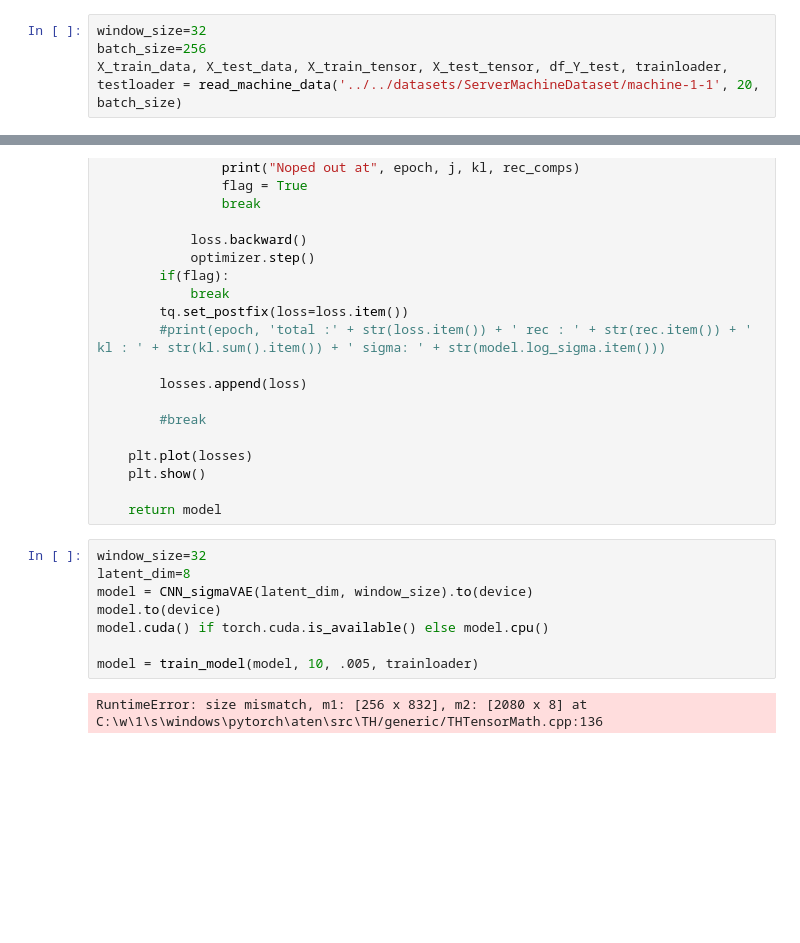
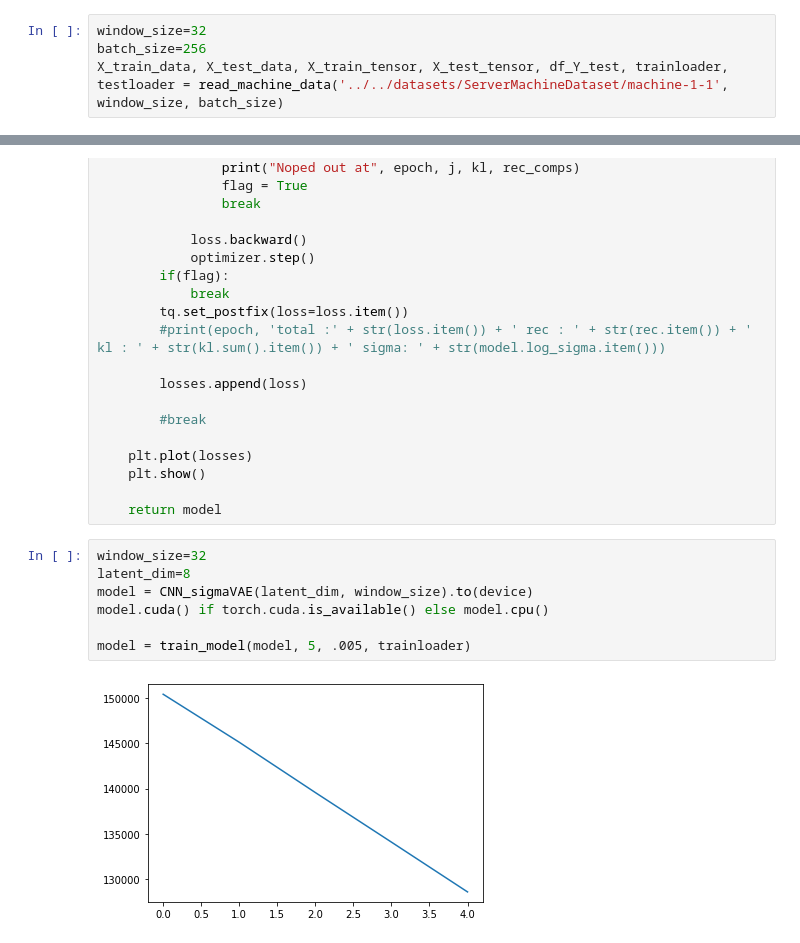
Before and after one commit to raimishah/vaeflows, a Jupyter notebook: 2d-flows/regular vae 2d.ipynb, the cells around one changed output, grey strips where cells are left out. Drawn from its saved outputs; the diff is of its cells as text; blank space fills up the shorter version.

```diff
--- a/2d-flows/regular vae 2d.ipynb
+++ b/2d-flows/regular vae 2d.ipynb
@@ -30,5 +30,5 @@ device = torch.device("cuda" if torch.cuda.is_available() else "cpu")
 # %%
 window_size=32
 batch_size=256
-X_train_data, X_test_data, X_train_tensor, X_test_tensor, df_Y_test, trainloader, testloader = read_machine_data('../../datasets/ServerMachineDataset/machine-1-1', 20, batch_size)
+X_train_data, X_test_data, X_train_tensor, X_test_tensor, df_Y_test, trainloader, testloader = read_machine_data('../../datasets/ServerMachineDataset/machine-1-1', window_size, batch_size)
 # %% [output]
@@ -86,12 +86,11 @@ def train_model(model, num_epochs, learning_rate, dataloader):
 # %%
 window_size=32
 latent_dim=8
 model = CNN_sigmaVAE(latent_dim, window_size).to(device)
-model.to(device)
 model.cuda() if torch.cuda.is_available() else model.cpu()
 
-model = train_model(model, 10, .005, trainloader)
+model = train_model(model, 5, .005, trainloader)
 # %% [output]
-RuntimeError: size mismatch, m1: [256 x 832], m2: [2080 x 8] at C:\w\1\s\windows\pytorch\aten\src\TH/generic/THTensorMath.cpp:136
+[figure, added]
 # %%
 plot_train_test_reconstructions(model, X_train_tensor, X_train_data, X_test_tensor,X_test_data)
```
Also changed, not shown: parts of 4 cells of this notebook, 3 other files.
